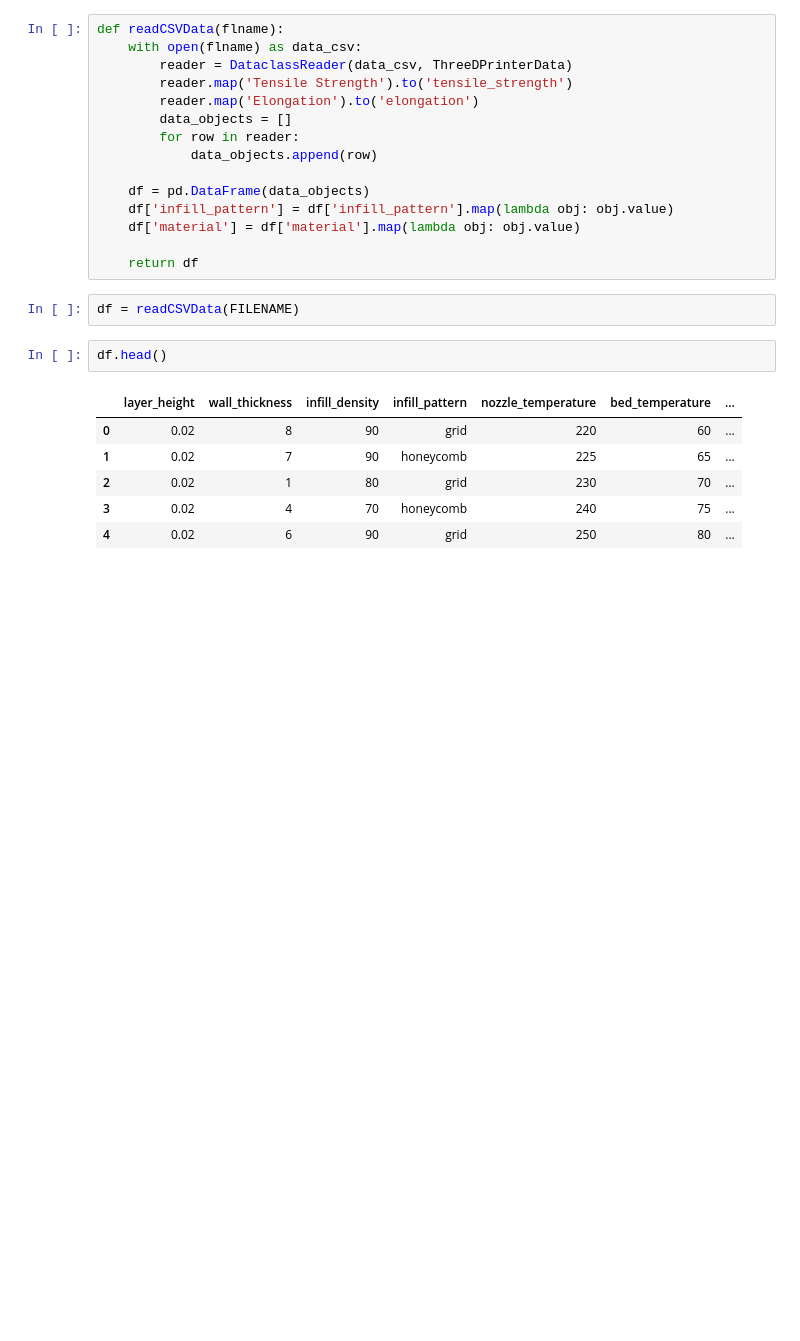
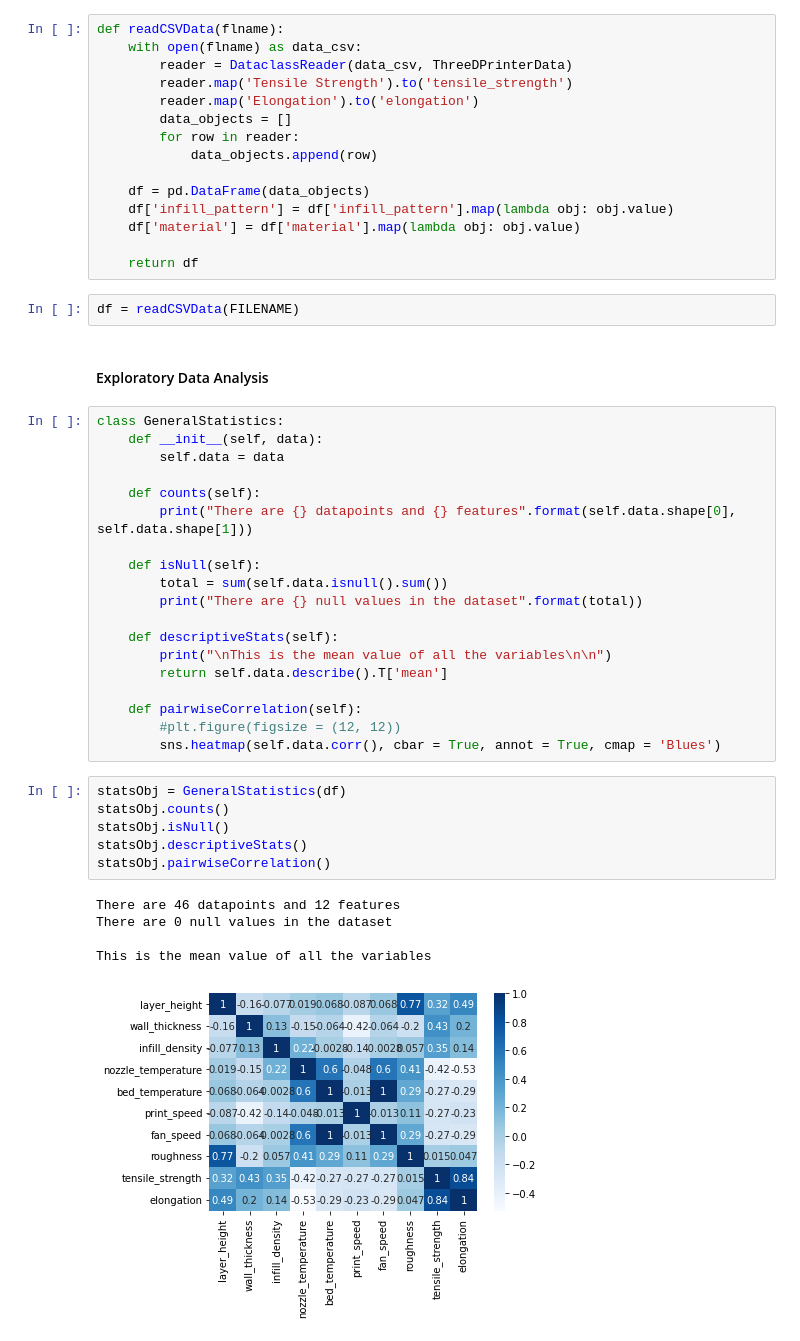
Before and after one commit to SuvroBaner/polymerize.io, a Jupyter notebook: polymerize_notebook.ipynb, the cells around one changed output. Saved outputs shown, nothing was run; the diff lists cells and outputs as text; blank space fills up the shorter version.

Commit message:
general statistics

```diff
--- a/polymerize_notebook.ipynb
+++ b/polymerize_notebook.ipynb
@@ -50,12 +53,36 @@ def readCSVData(flname):
     return df
 # %%
 df = readCSVData(FILENAME)
-# %%
-df.head()
-# %% [output]
-|  | layer_height | wall_thickness | infill_density | infill_pattern | nozzle_temperature | bed_temperature | ... |
-| 0 | 0.02 | 8 | 90 | grid | 220 | 60 | ... |
-| 1 | 0.02 | 7 | 90 | honeycomb | 225 | 65 | ... |
-| 2 | 0.02 | 1 | 80 | grid | 230 | 70 | ... |
-| 3 | 0.02 | 4 | 70 | honeycomb | 240 | 75 | ... |
-| 4 | 0.02 | 6 | 90 | grid | 250 | 80 | ... |
+# %% [markdown]
+#### Exploratory Data Analysis
+# %%
+class GeneralStatistics:
+    def __init__(self, data):
+        self.data = data
+
+    def counts(self):
+        print("There are {} datapoints and {} features".format(self.data.shape[0], self.data.shape[1]))
+
+    def isNull(self):
+        total = sum(self.data.isnull().sum())
+        print("There are {} null values in the dataset".format(total))
+
+    def descriptiveStats(self):
+        print("\nThis is the mean value of all the variables\n\n")
+        return self.data.describe().T['mean']
+
+    def pairwiseCorrelation(self):
+        #plt.figure(figsize = (12, 12))
+        sns.heatmap(self.data.corr(), cbar = True, annot = True, cmap = 'Blues')
+# %%
+statsObj = GeneralStatistics(df)
+statsObj.counts()
+statsObj.isNull()
+statsObj.descriptiveStats()
+statsObj.pairwiseCorrelation()
+# %% [output]
+There are 46 datapoints and 12 features
+There are 0 null values in the dataset
+
+This is the mean value of all the variables
+[figure, added]
```
Also changed, not shown: parts of 3 cells of this notebook, 1 other file.
